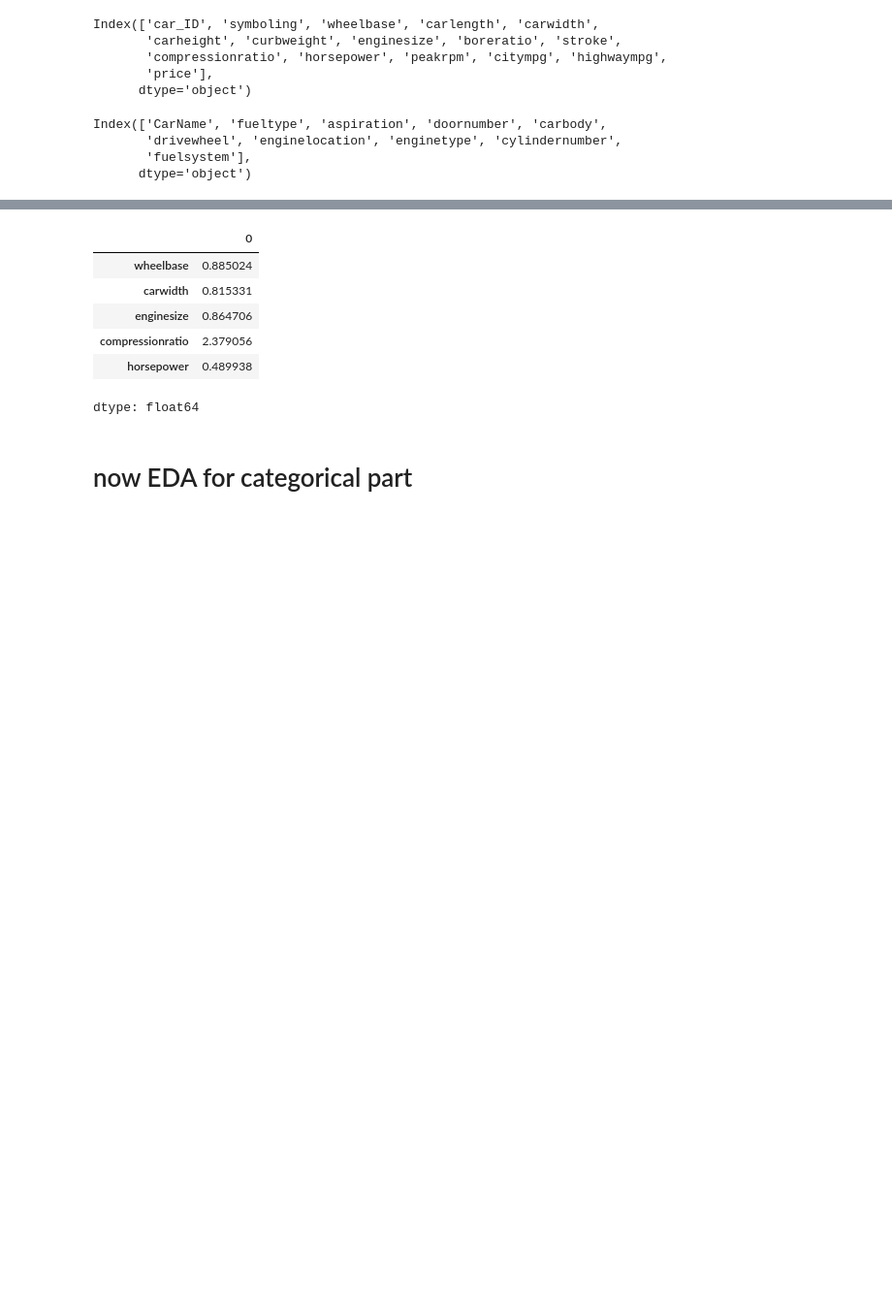
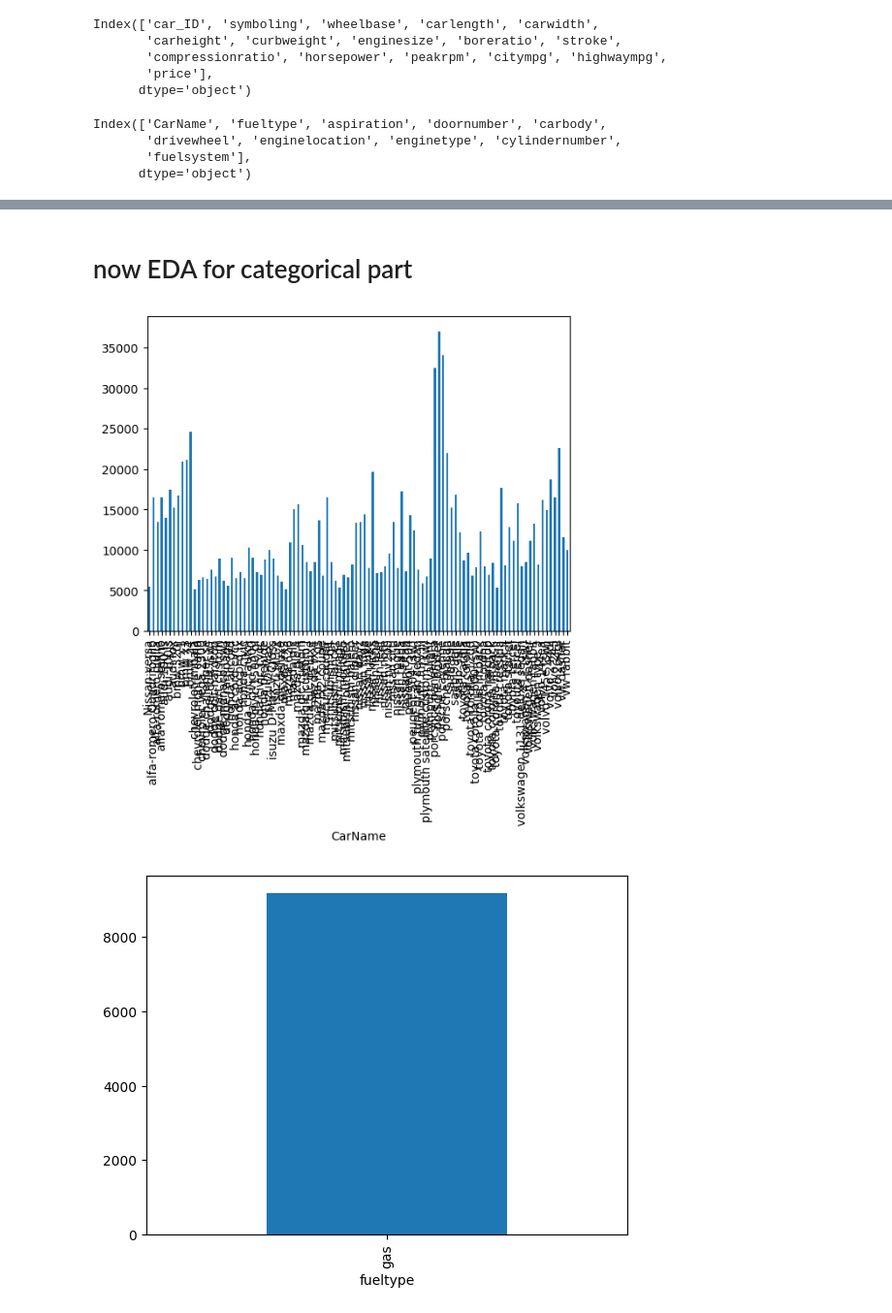
Before and after one commit to devpatel0005/Car-Price-Prediction, a Jupyter notebook: car_price_prediction.ipynb, the cells around one changed output, grey strips where cells are left out. Shown: that part at 97% size. Saved outputs shown, nothing was run; the diff lists cells and outputs as text; code cells hidden in the pictures; blank space fills up the shorter version.

```diff
--- a/car_price_prediction.ipynb
+++ b/car_price_prediction.ipynb
@@ -146,12 +161,9 @@ for i in skew_cols:
-# %%
-df[skew_cols].skew()
-# %% [output]
-|  | 0 |
-| wheelbase | 0.885024 |
-| carwidth | 0.815331 |
-| enginesize | 0.864706 |
-| compressionratio | 2.379056 |
-| horsepower | 0.489938 |
-dtype: float64
 # %% [markdown]
 # now EDA for categorical part
+# %%
+for i in cat_cols:
+  df.groupby(i)['price'].median().plot(kind='bar')
+  plt.show()
+# %% [output]
+[figure, added]
+[figure, added]
```
Also changed, not shown: parts of 22 cells of this notebook.
